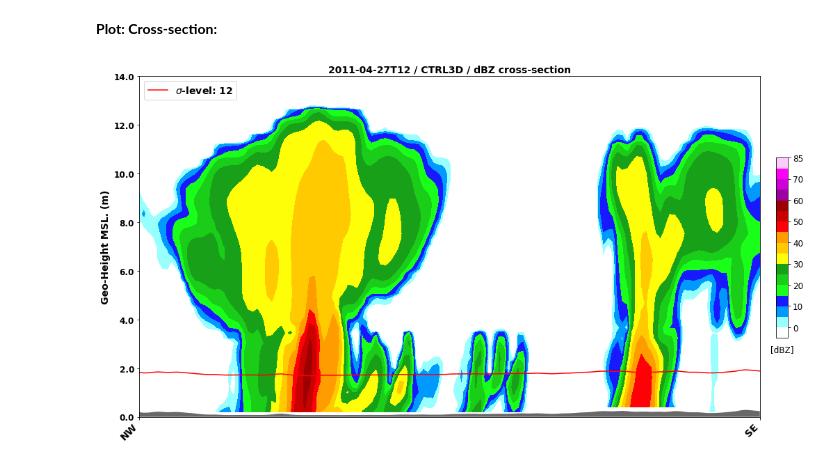
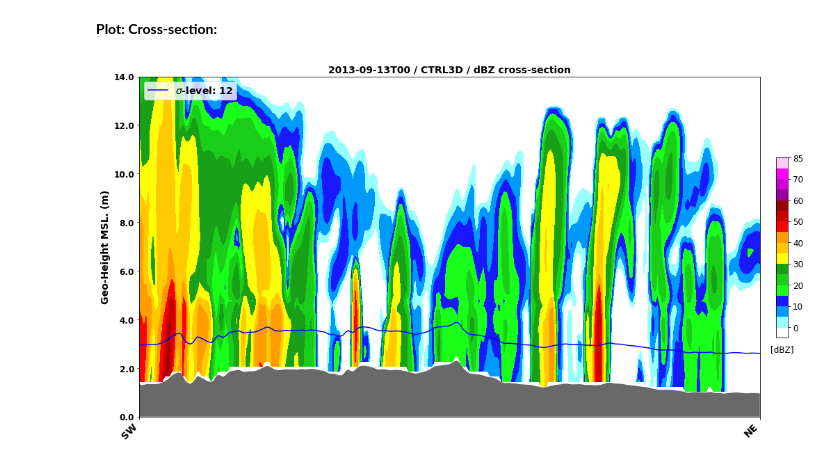
Before and after one commit to Lusicl/WRF_dBZ_Cloud_Classification, a Jupyter notebook: WRF_dBZ_Class_CONUS1/wrf_dbz_CrossSec_Plot_test.ipynb, the cells around one changed output. Saved outputs shown, nothing was run; the diff lists cells and outputs as text; code cells hidden in the pictures.

```diff
--- a/WRF_dBZ_Class_CONUS1/wrf_dbz_CrossSec_Plot_test.ipynb
+++ b/WRF_dBZ_Class_CONUS1/wrf_dbz_CrossSec_Plot_test.ipynb
@@ -53,8 +53,8 @@ def set_input_names(file_date):
 wrf_sim_type = 'CTRL3D'
 
 ## Set date time:
-case_date_time = dt.datetime(2011,4,27)
-# case_date_time = dt.datetime(2013,9,13)
+# case_date_time = dt.datetime(2011,4,27)
+case_date_time = dt.datetime(2013,9,13)
 
 file_name_list = set_input_names(case_date_time)
 print(file_name_list)
@@ -77,7 +77,7 @@ ter = getvar( Dataset('/glade/scratch/hungjui/DATA_WRF_CONUS_1_dBZ_v1.0/INVARIAN
 # %%
 ## Set hour:
 ## 0:00, 1:03, 2:06, 3:09, 4:12, 5:15, 6:18, 7:21
-time_hour_idx = 4
+time_hour_idx = 0
 
 ## Set sigma level index:
 sigma_lev = 12 # number in levels.
@@ -157,8 +147,8 @@ def xy_point_loc_from_grid_latlon(grid_lon, grid_lat, lon, lat):
 # %% [markdown]
 **Define the cross-section start and end points to nearest X, Y locations:**
 # %%
-xsec_LON = xsec1_LON
-xsec_LAT = xsec1_LAT
+xsec_LON = xsec2_LON
+xsec_LAT = xsec2_LAT
 
 loc_start = xy_point_loc_from_grid_latlon(dbz_lev.XLONG.data, dbz_lev.XLAT.data, xsec_LON[0], xsec_LAT[0])
 loc_end = xy_point_loc_from_grid_latlon(dbz_lev.XLONG.data, dbz_lev.XLAT.data, xsec_LON[1], xsec_LAT[1])
@@ -170,5 +160,3 @@ cross_end = CoordPair(x=loc_end[1], y=loc_end[0])
 # ## Define the cross-section start and end points from LAT, LON:
 # cross_start = CoordPair(lon=xsec_LON[0], lat=xsec_LAT[0])
 # cross_end = CoordPair(lon=xsec_LON[1], lat=xsec_LAT[1])
-
-print(loc_start[0])
@@ -435,8 +375,9 @@ def new_xsec(fig):
     ax = plt.axes()
 
     ax.set_xticks([0,dbz_xsec.xy_loc.size-1])
-    ax.set_xticklabels( # ['SW', 'NE']
-                        ['NW', 'SE']
+    ax.set_xticklabels( ['SW', 'NE']
+                        # ['NW', 'SE']
+                        # ['W', 'E']
                       , fontsize=14
                       , fontweight='bold'
                       # , color=axis_color
@@ -486,7 +427,7 @@ cf2 = ax_xsec.contourf( plotting_x, plotting_y, plotting_var
 plt.ylabel('Geo-Height MSL. (m)', {'size': 14, 'weight': 'bold'})
 
 ## Plot the sigmal level line:
-xsec_color = xsec_line1_color
+xsec_color = xsec_line2_color
 
 sigma_lev_h = ax_xsec.plot( plotting_x, sigma_line
                           , color=xsec_color)
@@ -496,34 +437,34 @@ ax_xsec.legend( sigma_lev_h, ['$\sigma$-level: ' + str(sigma_lev)]
               # , fontsize=14
               , prop={'size':14, 'weight':'bold'}
               )
 
 ## Fill in the mountain terrain:
 ter_fill = ax_xsec.fill_between(plotting_x, 0, ter_line,
                                 facecolor='dimgrey')
 
 cf2_title = plt.title( np.datetime_as_string(dbz_lev.Time.data, unit='h')
                      + ' / '
                      + wrf_sim_type
                      + ' / dBZ cross-section'
                      # + 'z=' + str(interp_vertical_lev) + dbz_lev.vert_units
                      # + ' / $\sigma$-Level index: ' + str(sigma_lev)
                      ,fontsize=14
                      ,fontweight='bold'
                      )
 
 cbar_ax = fig_xsec.add_axes([0.92, 0.3, 0.015, 0.4])
 cbar = fig_xsec.colorbar(cf2, cax=cbar_ax, fraction=0.04)
 cbar.ax.tick_params(labelsize=12)
 cbar.ax.set_title('[dBZ]', fontsize=12, y=-0.1)
 
 
 ## Save figure:
 
 plt.savefig('./' + np.datetime_as_string(dbz_lev.Time.data, unit='h') + '_dbz_xsec.png',
             bbox_inches='tight',
             dpi=300)
 # %% [output]
-[figure, old version]
+[figure, new version]
 # %%
 %reset
 # %% [output]
```
Also changed, not shown: parts of 8 cells of this notebook, 4 other files.
